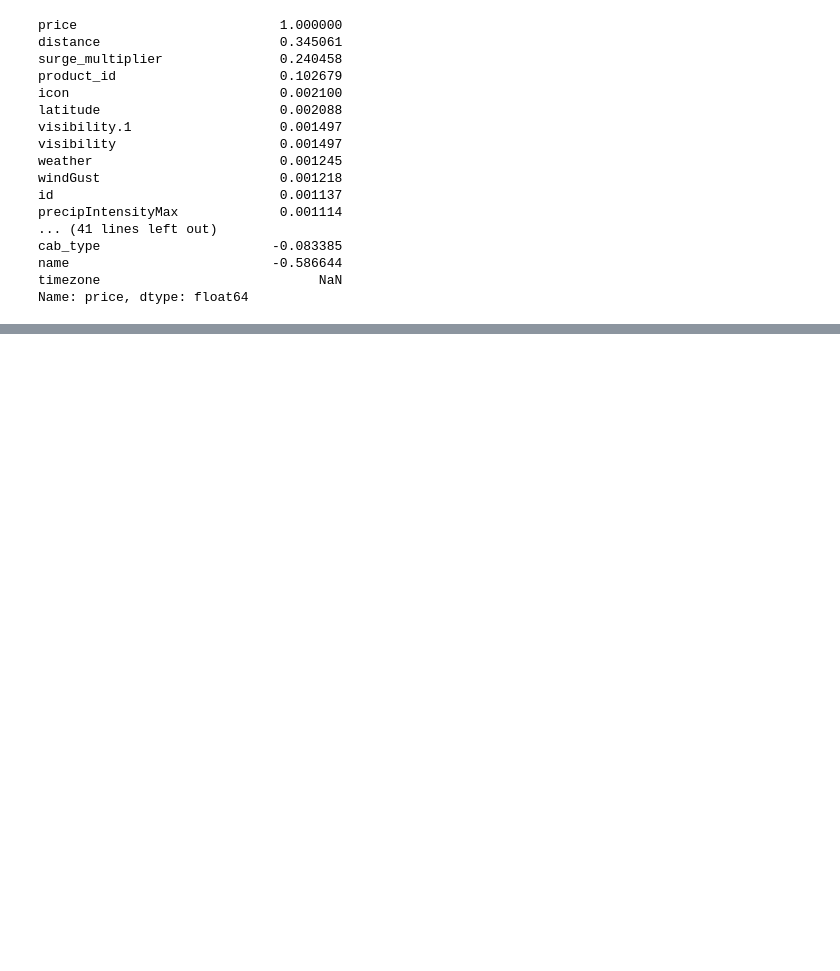
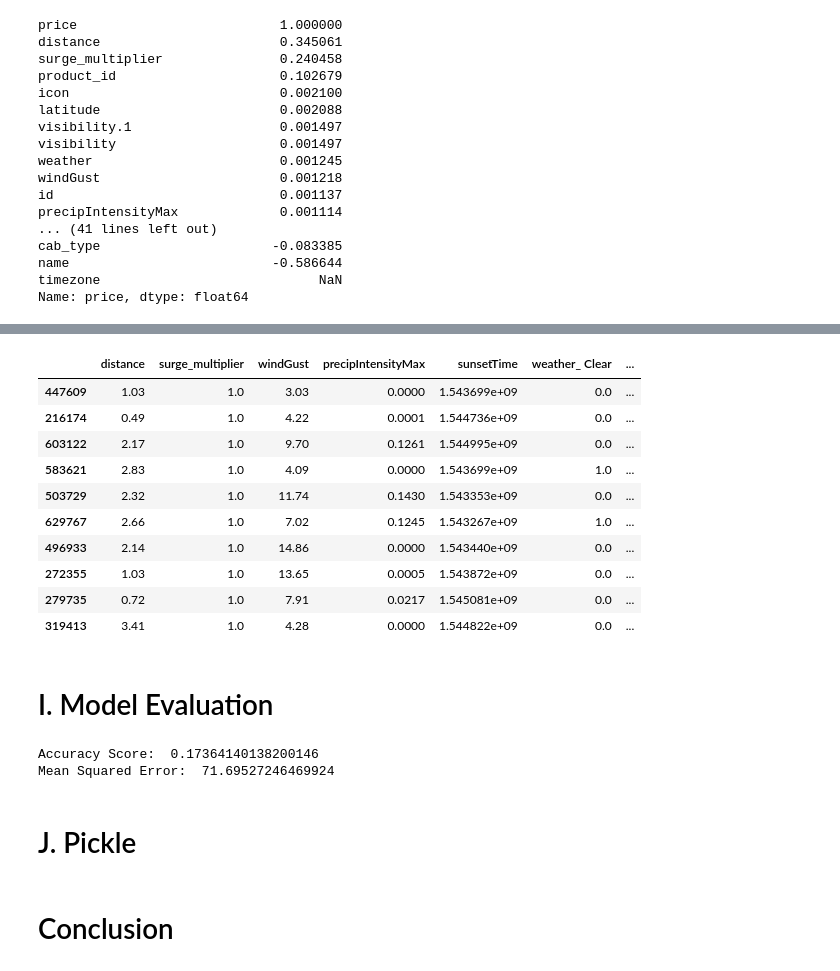
Before and after one commit to yonakisaragi/H8_3, a Jupyter notebook: PYTN_KampusMerdeka_fp1_YonaAdeHermawan.ipynb, the cells around one changed output, grey strips where cells are left out. Saved outputs shown, nothing was run; the diff lists cells and outputs as text; code cells hidden in the pictures; blank space fills up the shorter version.

```diff
--- a/PYTN_KampusMerdeka_fp1_YonaAdeHermawan.ipynb
+++ b/PYTN_KampusMerdeka_fp1_YonaAdeHermawan.ipynb
@@ -268,0 +316,29 @@ Name: sunsetTime, dtype: float64
+# %%
+test = x_test.copy()
+df_test = pd.DataFrame(test)
+# %%
+df_test['predicted_price'] = pred_test
+# %%
+df_test.head(10)
+# %% [output]
+|  | distance | surge_multiplier | windGust | precipIntensityMax | sunsetTime | weather_ Clear | ... |
+| 447609 | 1.03 | 1.0 | 3.03 | 0.0000 | 1.543699e+09 | 0.0 | ... |
+| 216174 | 0.49 | 1.0 | 4.22 | 0.0001 | 1.544736e+09 | 0.0 | ... |
+| 603122 | 2.17 | 1.0 | 9.70 | 0.1261 | 1.544995e+09 | 0.0 | ... |
+| 583621 | 2.83 | 1.0 | 4.09 | 0.0000 | 1.543699e+09 | 1.0 | ... |
+| 503729 | 2.32 | 1.0 | 11.74 | 0.1430 | 1.543353e+09 | 0.0 | ... |
+| 629767 | 2.66 | 1.0 | 7.02 | 0.1245 | 1.543267e+09 | 1.0 | ... |
+| 496933 | 2.14 | 1.0 | 14.86 | 0.0000 | 1.543440e+09 | 0.0 | ... |
+| 272355 | 1.03 | 1.0 | 13.65 | 0.0005 | 1.543872e+09 | 0.0 | ... |
+| 279735 | 0.72 | 1.0 | 7.91 | 0.0217 | 1.545081e+09 | 0.0 | ... |
+| 319413 | 3.41 | 1.0 | 4.28 | 0.0000 | 1.544822e+09 | 0.0 | ... |
+# %% [markdown]
+# I. Model Evaluation
+# %%
+print("Accuracy Score: ", str(model.score(x_test, y_test)))
+print("Mean Squared Error: ", str(mean_squared_error(y_test, pred_test)))
+# %% [output]
+Accuracy Score:  0.17364140138200146
+Mean Squared Error:  71.69527246469924
+# %% [markdown]
+# J. Pickle
@@ -268,0 +348,2 @@ Name: sunsetTime, dtype: float64
+# %% [markdown]
+# Conclusion
```
Also changed, not shown: parts of 12 cells of this notebook, 3 other files.
